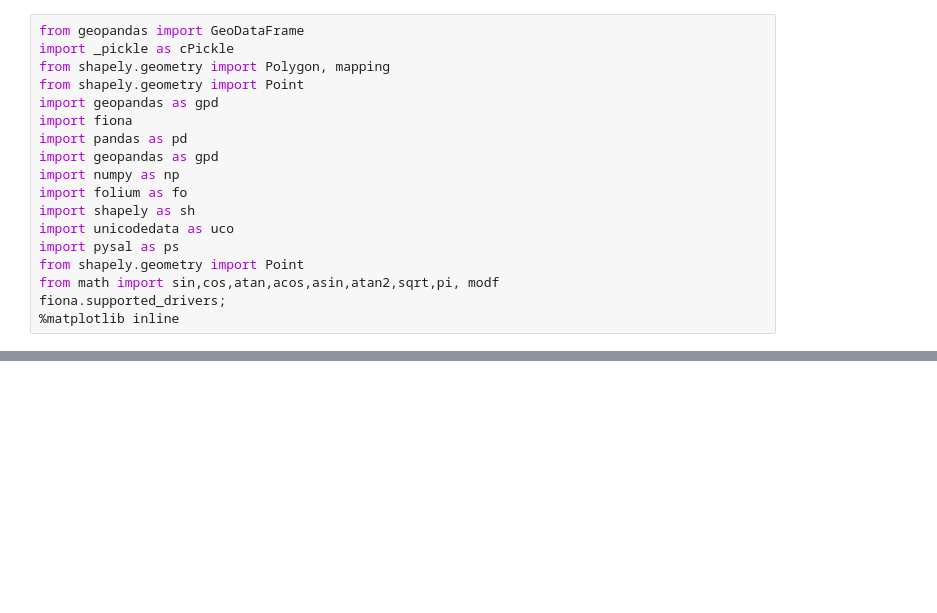
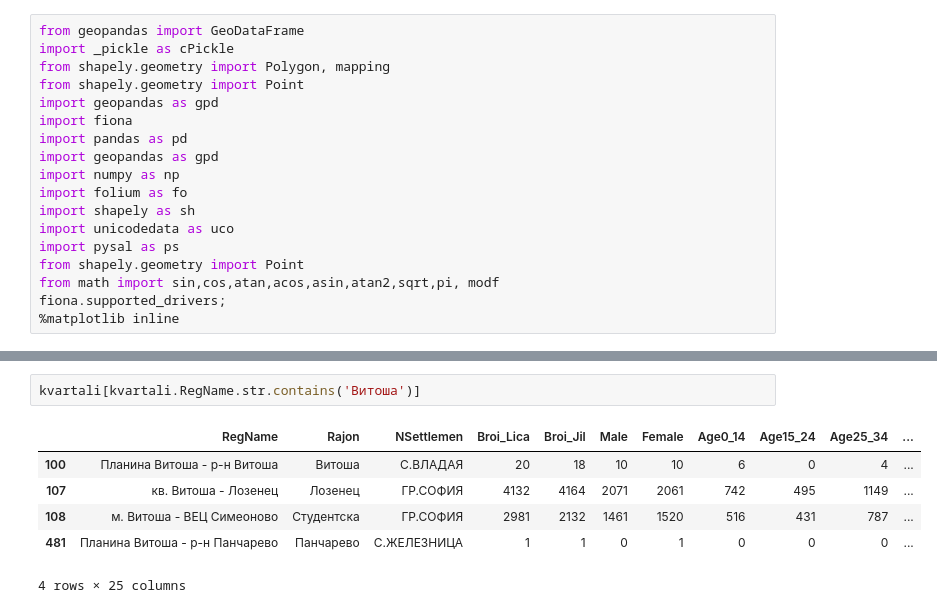
Before and after one commit to gdtdrv/Sofia-Hackathon, a Jupyter notebook: Subway.ipynb, the cells around one changed output, grey strips where cells are left out. Cells and saved outputs as stored; diff of their text form; blank space fills up the shorter version.

```diff
--- a/Subway.ipynb
+++ b/Subway.ipynb
@@ -45,0 +77,9 @@ kvartali.tail()
+# %%
+kvartali[kvartali.RegName.str.contains('Витоша')]
+# %% [output]
+|  | RegName | Rajon | NSettlemen | Broi_Lica | Broi_Jil | Male | Female | Age0_14 | Age15_24 | Age25_34 | ... |
+| 100 | Планина Витоша - р-н Витоша | Витоша | С.ВЛАДАЯ | 20 | 18 | 10 | 10 | 6 | 0 | 4 | ... |
+| 107 | кв. Витоша - Лозенец | Лозенец | ГР.СОФИЯ | 4132 | 4164 | 2071 | 2061 | 742 | 495 | 1149 | ... |
+| 108 | м. Витоша - ВЕЦ Симеоново | Студентска | ГР.СОФИЯ | 2981 | 2132 | 1461 | 1520 | 516 | 431 | 787 | ... |
+| 481 | Планина Витоша - р-н Панчарево | Панчарево | С.ЖЕЛЕЗНИЦА | 1 | 1 | 0 | 1 | 0 | 0 | 0 | ... |
+4 rows × 25 columns
```
Also changed, not shown: parts of 18 cells of this notebook, 1 other file.
